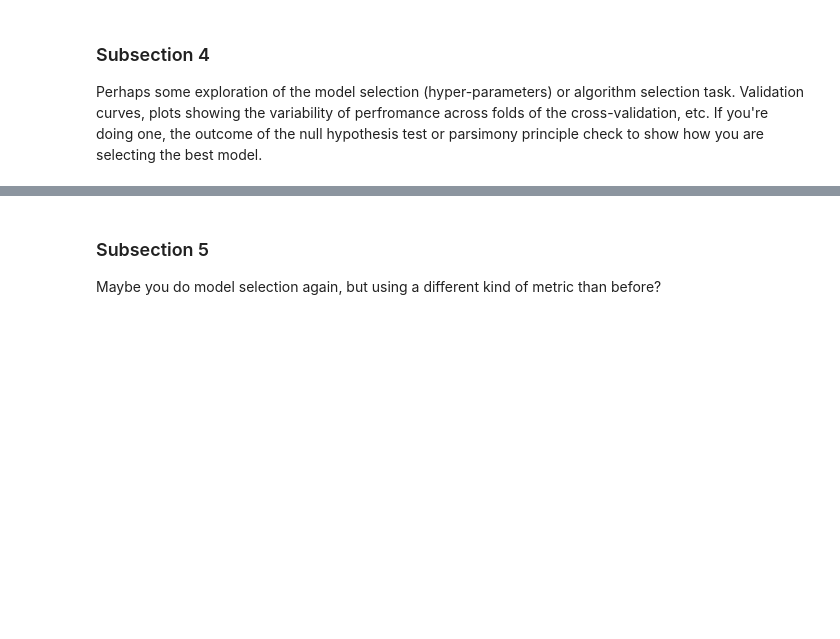
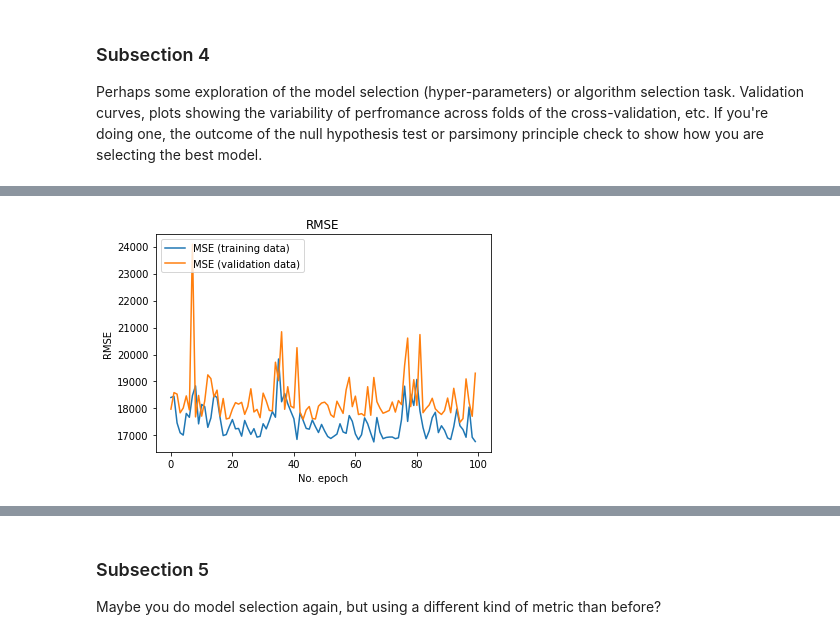
Before and after one commit to COGS118A/Group047-Sp22, a Jupyter notebook: FinalProject_group047.ipynb, the cells around one changed output, grey strips where cells are left out. Saved outputs shown, nothing was run; the diff lists cells and outputs as text; code cells hidden in the pictures; blank space fills up the shorter version.

```diff
--- a/FinalProject_group047.ipynb
+++ b/FinalProject_group047.ipynb
@@ -372,0 +455,11 @@ Perhaps some exploration of the model selection (hyper-parameters) or algorithm
+# %%
+# display RMSE for training data
+plt.plot(history.history['rmse'], label='MSE (training data)')
+plt.plot(history.history['val_rmse'], label='MSE (validation data)')
+plt.title('RMSE')
+plt.ylabel('RMSE')
+plt.xlabel('No. epoch')
+plt.legend(loc="upper left")
+plt.show()
+# %% [output]
+[figure, added]
```
Also changed, not shown: parts of 9 cells of this notebook.
